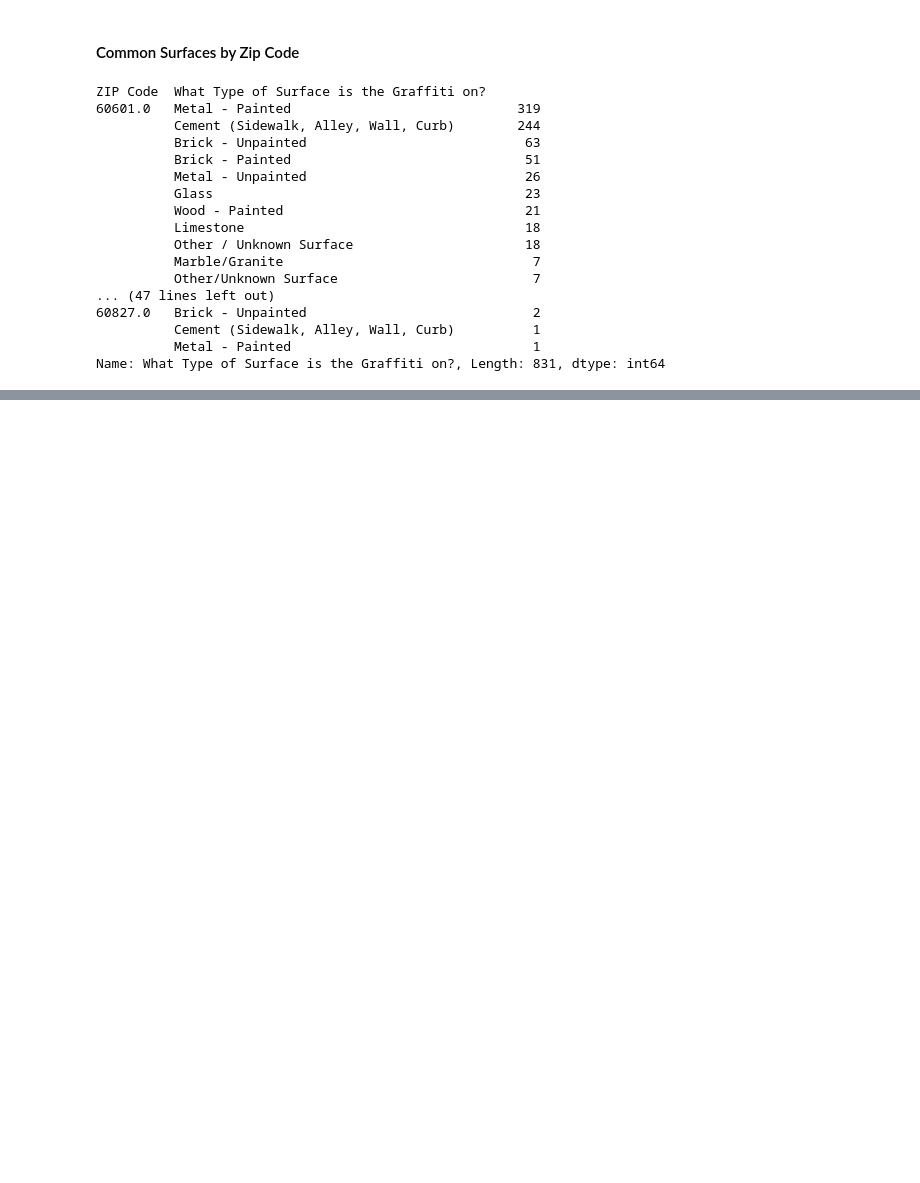
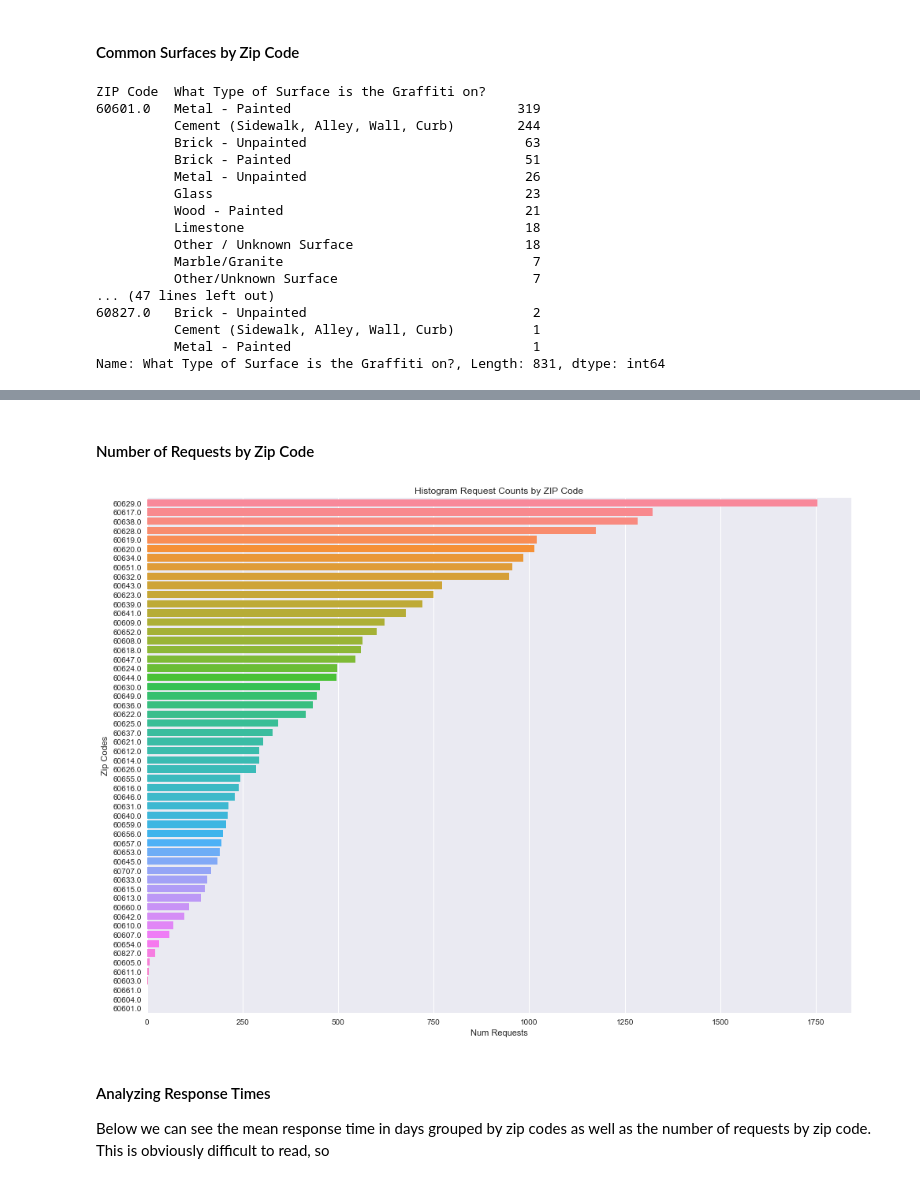
Before and after one commit to ratulesrar3/ml-pubpol, a Jupyter notebook: hw1/hw1.ipynb, the cells around one changed output, grey strips where cells are left out. Cells and saved outputs as stored; diff of their text form; code cells hidden in the pictures; blank space fills up the shorter version.

```diff
--- a/hw1/hw1.ipynb
+++ b/hw1/hw1.ipynb
@@ -291,0 +309,10 @@ Index(['Creation Date', 'Status', 'Completion Date', 'Service Request Number',
+# %% [markdown]
+#### Number of Requests by Zip Code
+# %%
+hist_plt(lights_clean, 'ZIP Code', 'Zip Codes', vertical=True, sort=True)
+# %% [output]
+[figure, added]
+# %% [markdown]
+#### Analyzing Response Times
+
+Below we can see the mean response time in days grouped by zip codes as well as the number of requests by zip code. This is obviously difficult to read, so
```
Also changed, not shown: parts of 28 cells of this notebook.
